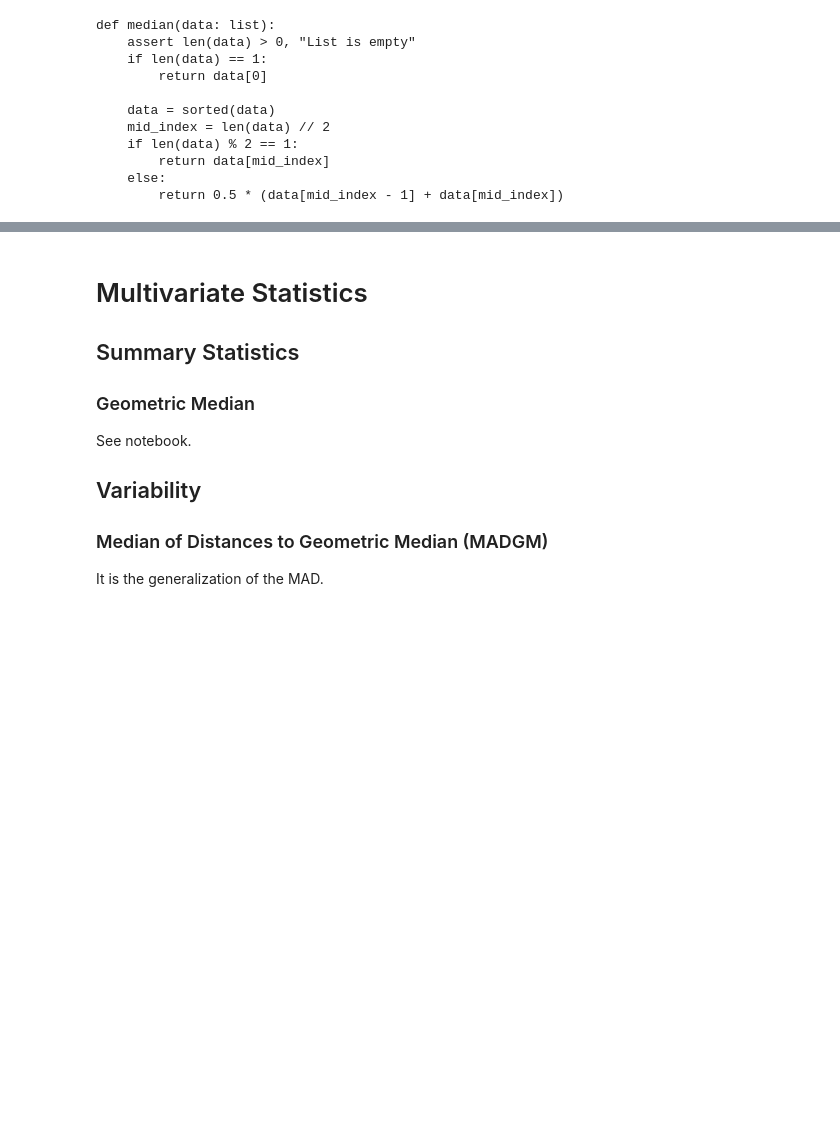
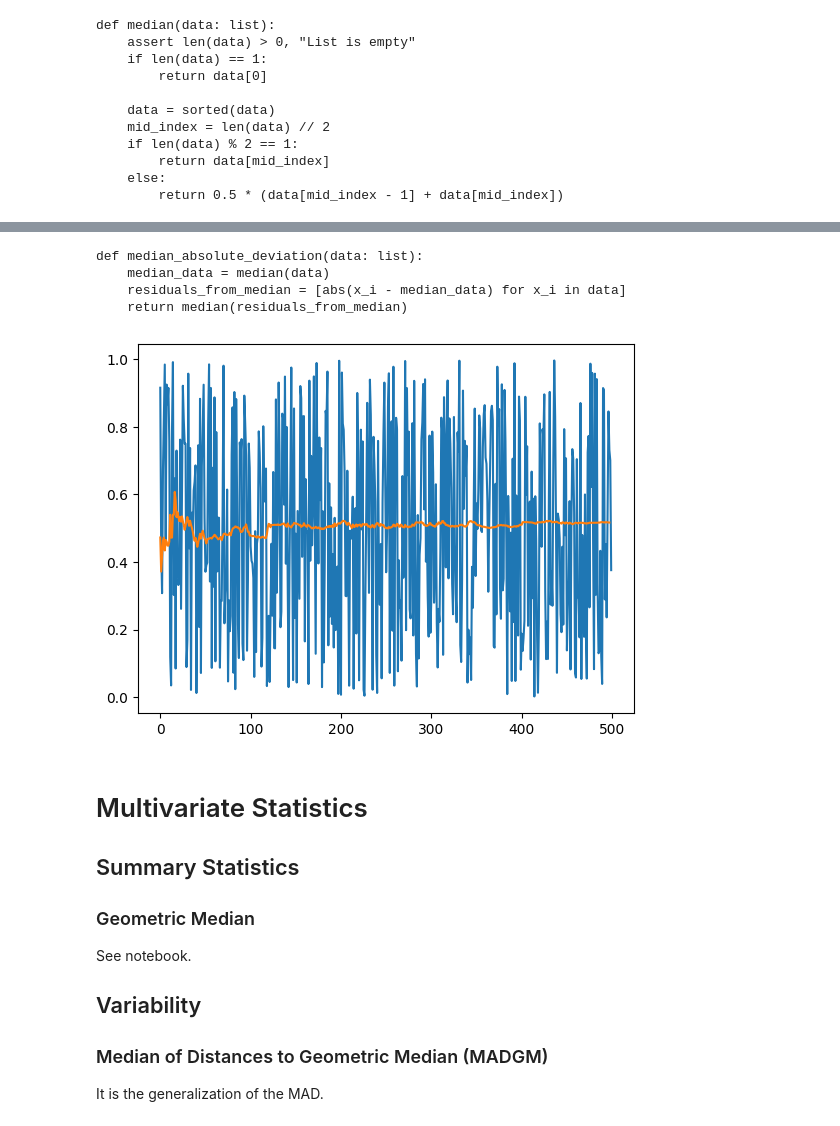
Before and after one commit to Smoltbob/ComputerVision, a Jupyter notebook: lib/Metrics/Metrics.ipynb, the cells around one changed output, grey strips where cells are left out. Drawn from its saved outputs; the diff is of its cells as text; code cells hidden in the pictures; blank space fills up the shorter version.

```diff
--- a/lib/Metrics/Metrics.ipynb
+++ b/lib/Metrics/Metrics.ipynb
@@ -56,3 +71,17 @@ plt.show()
+# %%
+print(inspect.getsource(median_absolute_deviation))
+# %% [output]
+def median_absolute_deviation(data: list):
+    median_data = median(data)
+    residuals_from_median = [abs(x_i - median_data) for x_i in data]
+    return median(residuals_from_median)
+# %%
+plt.figure()
+plt.plot(data)
+plt.plot([interquartile_range(data[:i]) for i in range(2, len(data))])
+plt.show()
+# %% [output]
+[figure, added]
 # %% [markdown]
 # Multivariate Statistics
 ## Summary Statistics
```
Also changed, not shown: parts of 12 cells of this notebook, 4 other files.
